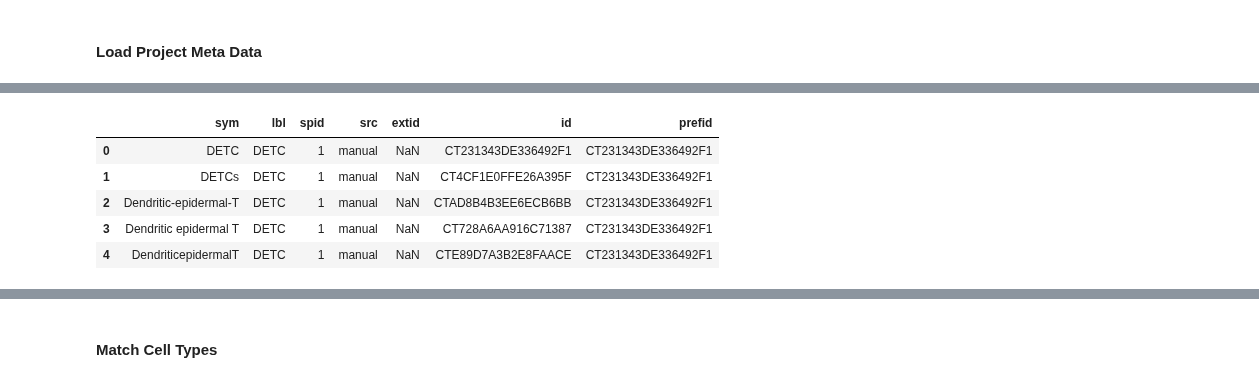
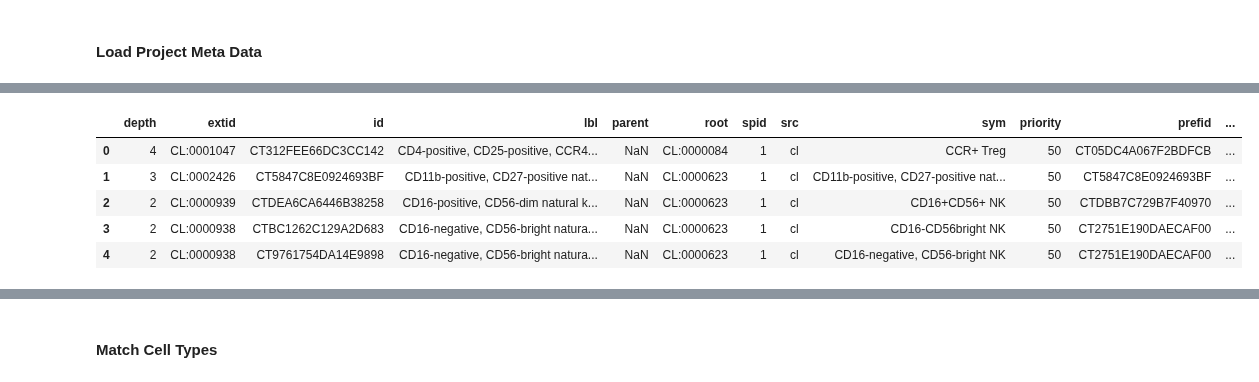
Before and after one commit to hammerlab/t-cell-relation-extraction, a Jupyter notebook: pipeline/04-immunexpresso.ipynb, the cells around one changed output, grey strips where cells are left out. Saved outputs shown, nothing was run; the diff lists cells and outputs as text; code cells hidden in the pictures.

```diff
--- a/pipeline/04-immunexpresso.ipynb
+++ b/pipeline/04-immunexpresso.ipynb
@@ -220,11 +226,11 @@ dfr.head()
 # %%
-df_ct = get_entity_meta_data(CELL_TYPES)
+df_ct = lib.get_entity_meta_data(lib.CELL_TYPES)
 df_ct.head()
 # %% [output]
-|  | sym | lbl | spid | src | extid | id | prefid |
-| 0 | DETC | DETC | 1 | manual | NaN | CT231343DE336492F1 | CT231343DE336492F1 |
-| 1 | DETCs | DETC | 1 | manual | NaN | CT4CF1E0FFE26A395F | CT231343DE336492F1 |
-| 2 | Dendritic-epidermal-T | DETC | 1 | manual | NaN | CTAD8B4B3EE6ECB6BB | CT231343DE336492F1 |
-| 3 | Dendritic epidermal T | DETC | 1 | manual | NaN | CT728A6AA916C71387 | CT231343DE336492F1 |
-| 4 | DendriticepidermalT | DETC | 1 | manual | NaN | CTE89D7A3B2E8FAACE | CT231343DE336492F1 |
+|  | depth | extid | id | lbl | parent | root | spid | src | sym | priority | prefid | ... |
+| 0 | 4 | CL:0001047 | CT312FEE66DC3CC142 | CD4-positive, CD25-positive, CCR4... | NaN | CL:0000084 | 1 | cl | CCR+ Treg | 50 | CT05DC4A067F2BDFCB | ... |
+| 1 | 3 | CL:0002426 | CT5847C8E0924693BF | CD11b-positive, CD27-positive nat... | NaN | CL:0000623 | 1 | cl | CD11b-positive, CD27-positive nat... | 50 | CT5847C8E0924693BF | ... |
+| 2 | 2 | CL:0000939 | CTDEA6CA6446B38258 | CD16-positive, CD56-dim natural k... | NaN | CL:0000623 | 1 | cl | CD16+CD56+ NK | 50 | CTDBB7C729B7F40970 | ... |
+| 3 | 2 | CL:0000938 | CTBC1262C129A2D683 | CD16-negative, CD56-bright natura... | NaN | CL:0000623 | 1 | cl | CD16-CD56bright NK | 50 | CT2751E190DAECAF00 | ... |
+| 4 | 2 | CL:0000938 | CT9761754DA14E9898 | CD16-negative, CD56-bright natura... | NaN | CL:0000623 | 1 | cl | CD16-negative, CD56-bright NK | 50 | CT2751E190DAECAF00 | ... |
 # %%
```
Also changed, not shown: parts of 22 cells of this notebook, 11 other files.
